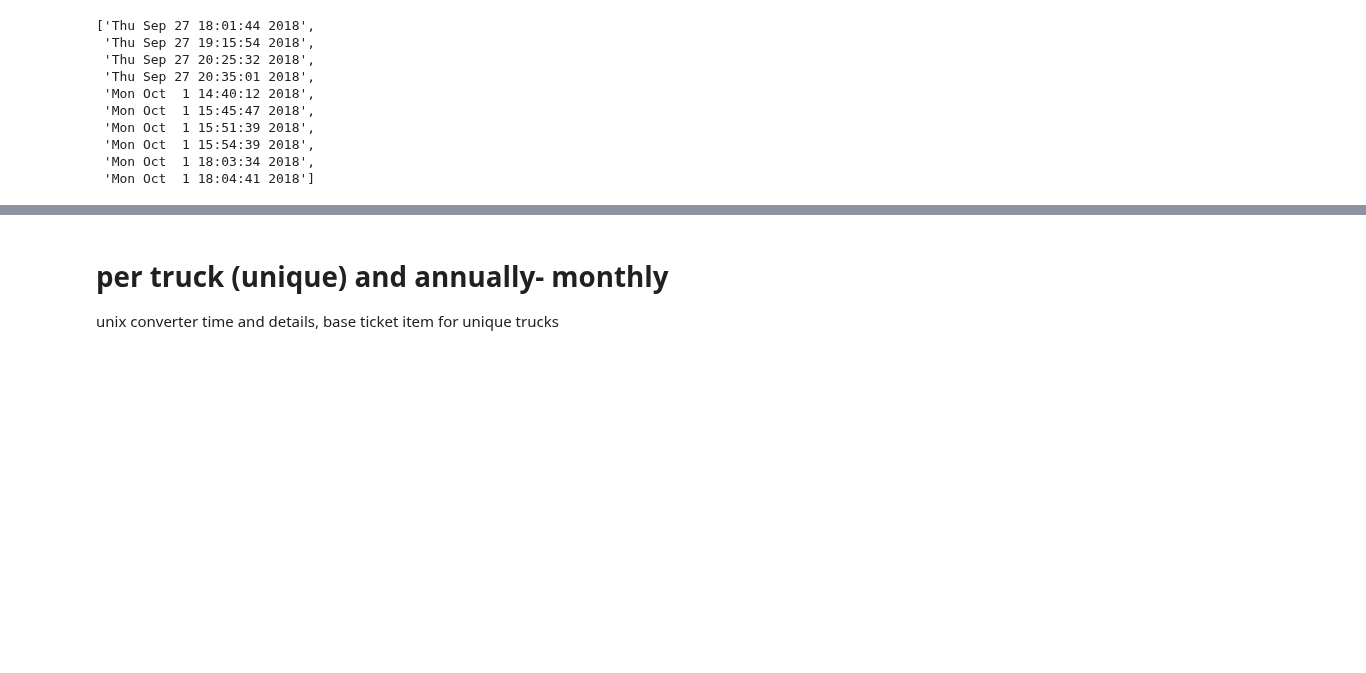
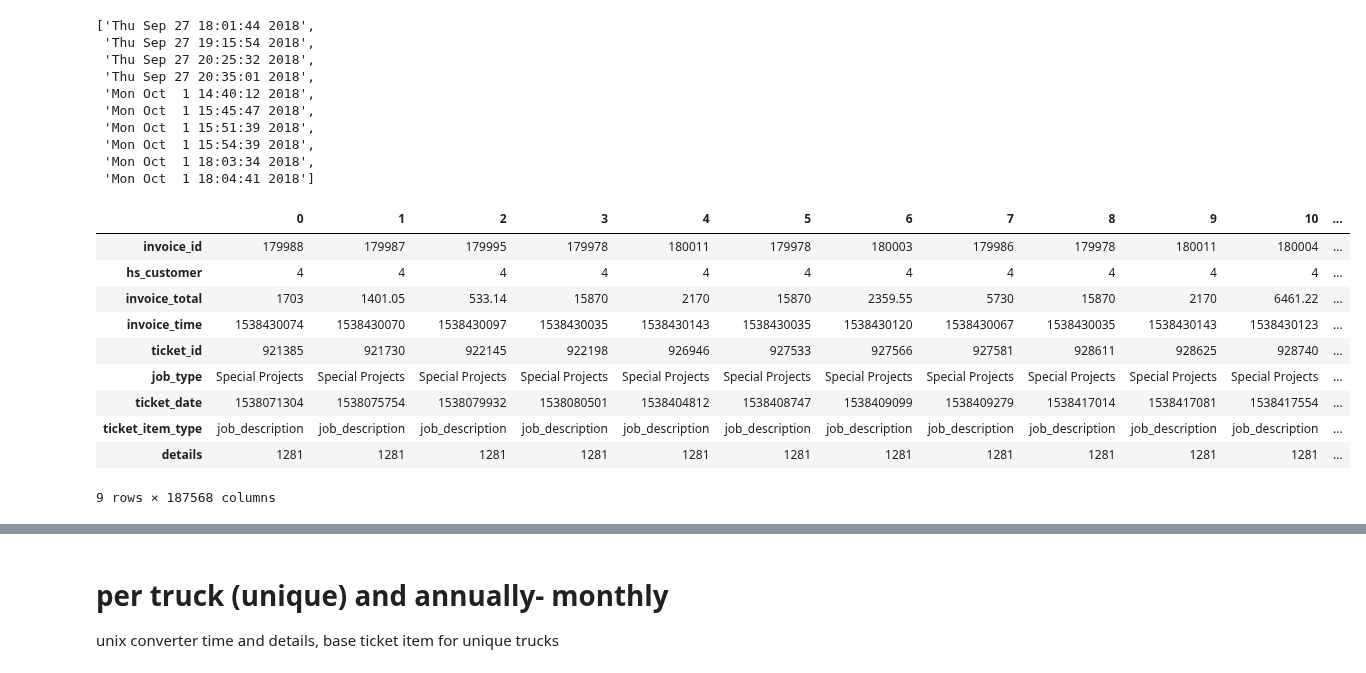
Before and after one commit to nurfnick/Cantrell_Jackson, a Jupyter notebook: Tracy extra.ipynb, the cells around one changed output, grey strips where cells are left out. Cells and saved outputs as stored; diff of their text form; code cells hidden in the pictures; blank space fills up the shorter version.

```diff
--- a/Tracy extra.ipynb
+++ b/Tracy extra.ipynb
@@ -138,6 +111,19 @@ readable[0:10]
 # %%
 #df3 transposed
 df3t = np.transpose(df3)
+df3t
+# %% [output]
+|  | 0 | 1 | 2 | 3 | 4 | 5 | 6 | 7 | 8 | 9 | 10 | ... |
+| invoice_id | 179988 | 179987 | 179995 | 179978 | 180011 | 179978 | 180003 | 179986 | 179978 | 180011 | 180004 | ... |
+| hs_customer | 4 | 4 | 4 | 4 | 4 | 4 | 4 | 4 | 4 | 4 | 4 | ... |
+| invoice_total | 1703 | 1401.05 | 533.14 | 15870 | 2170 | 15870 | 2359.55 | 5730 | 15870 | 2170 | 6461.22 | ... |
+| invoice_time | 1538430074 | 1538430070 | 1538430097 | 1538430035 | 1538430143 | 1538430035 | 1538430120 | 1538430067 | 1538430035 | 1538430143 | 1538430123 | ... |
+| ticket_id | 921385 | 921730 | 922145 | 922198 | 926946 | 927533 | 927566 | 927581 | 928611 | 928625 | 928740 | ... |
+| job_type | Special Projects | Special Projects | Special Projects | Special Projects | Special Projects | Special Projects | Special Projects | Special Projects | Special Projects | Special Projects | Special Projects | ... |
+| ticket_date | 1538071304 | 1538075754 | 1538079932 | 1538080501 | 1538404812 | 1538408747 | 1538409099 | 1538409279 | 1538417014 | 1538417081 | 1538417554 | ... |
+| ticket_item_type | job_description | job_description | job_description | job_description | job_description | job_description | job_description | job_description | job_description | job_description | job_description | ... |
+| details | 1281 | 1281 | 1281 | 1281 | 1281 | 1281 | 1281 | 1281 | 1281 | 1281 | 1281 | ... |
+9 rows × 187568 columns
 # %%
 #df3 transposed separate rows we want
 df3tl = ()
```
Also changed, not shown: parts of 11 cells of this notebook.
